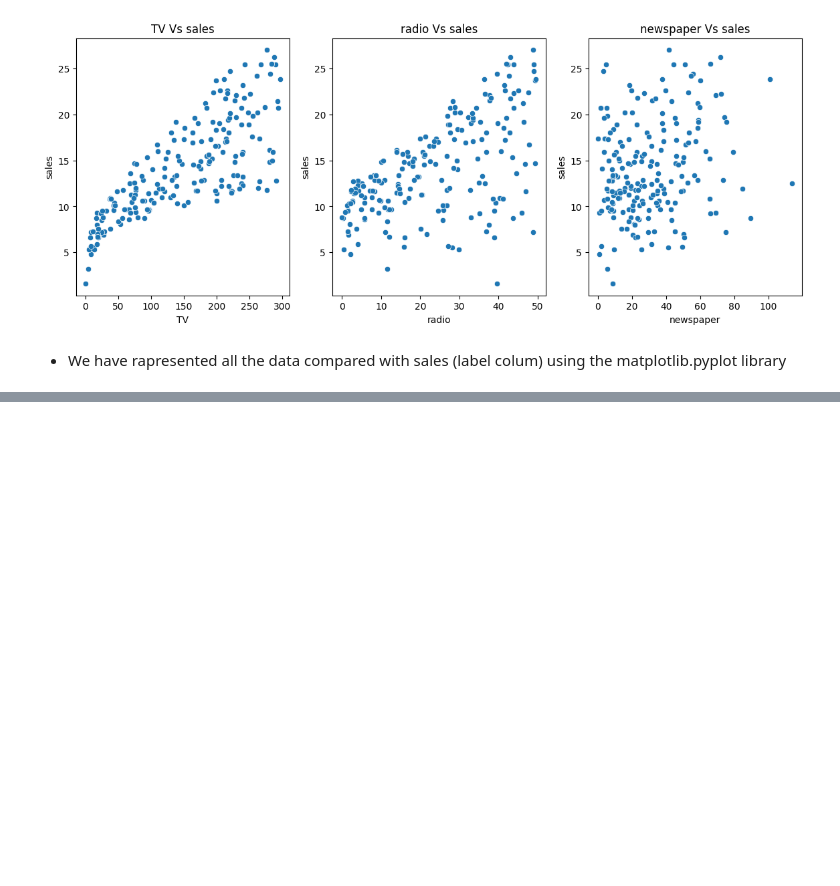
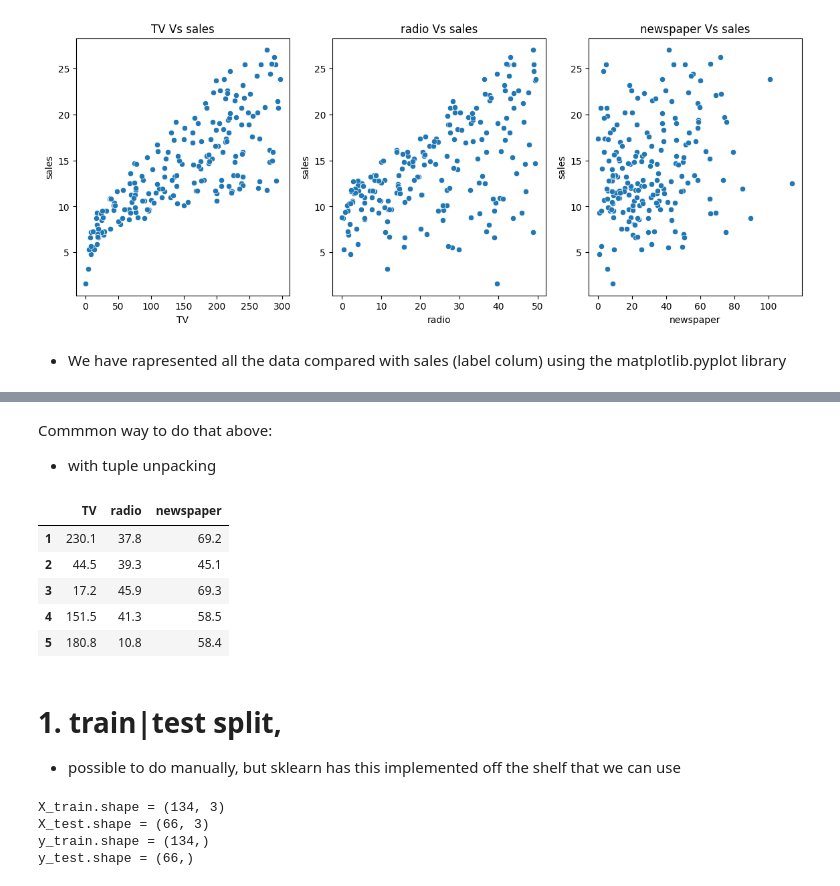
Before and after one commit to Aleex87/machine_learning_alessandro_abbate_mlops25, a Jupyter notebook: code_along/03_linear_regretion/linerar_regretion.ipynb, the cells around one changed output, grey strips where cells are left out. Drawn from its saved outputs; the diff is of its cells as text; code cells hidden in the pictures; blank space fills up the shorter version.

Commit message:
traned a model on a seample data Advertising.csv

```diff
--- a/code_along/03_linear_regretion/linerar_regretion.ipynb
+++ b/code_along/03_linear_regretion/linerar_regretion.ipynb
@@ -69,0 +111,32 @@ for feature, ax in zip(features, axes.flatten()):
+# %% [markdown]
+Commmon way to do that above:
+- with tuple unpacking
+# %%
+X, y = df.drop("sales", axis=1), df["sales"]
+X.head()
+# %% [output]
+|  | TV | radio | newspaper |
+| 1 | 230.1 | 37.8 | 69.2 |
+| 2 | 44.5 | 39.3 | 45.1 |
+| 3 | 17.2 | 45.9 | 69.3 |
+| 4 | 151.5 | 41.3 | 58.5 |
+| 5 | 180.8 | 10.8 | 58.4 |
+# %% [markdown]
+# 1. train|test split,
+- possible to do manually, but sklearn has this implemented off the shelf that we can use
+# %%
+# help(train_test_split)
+
+from sklearn.model_selection import train_test_split
+X_train, X_test, y_train, y_test = train_test_split(
+    X, y, test_size=0.33, random_state=42
+)
+print(f"{X_train.shape = }")
+print(f"{X_test.shape = }")
+print(f"{y_train.shape = }")
+print(f"{y_test.shape = }")
+# %% [output]
+X_train.shape = (134, 3)
+X_test.shape = (66, 3)
+y_train.shape = (134,)
+y_test.shape = (66,)
```
Also changed, not shown: parts of 21 cells of this notebook.
